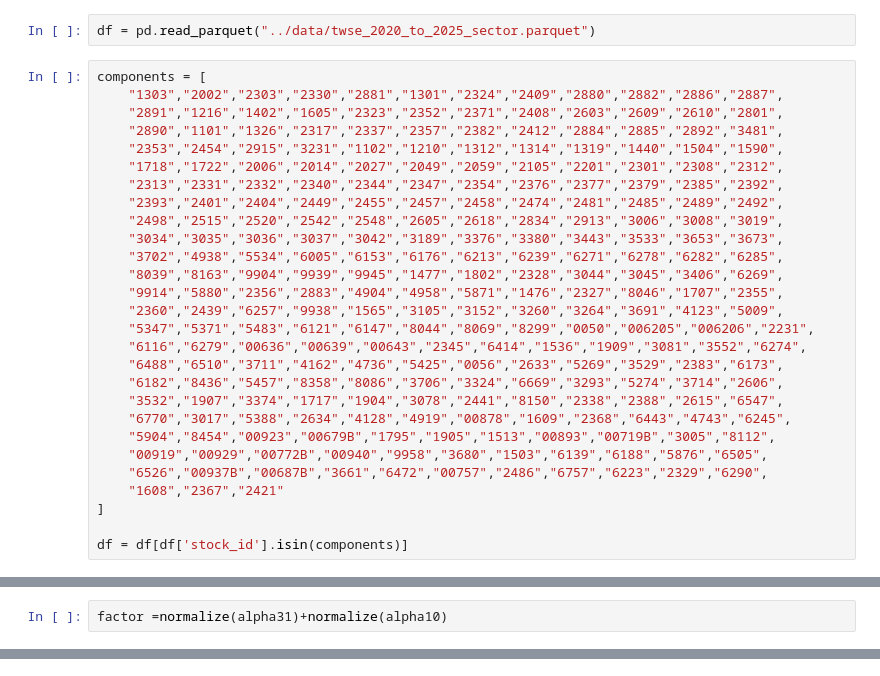
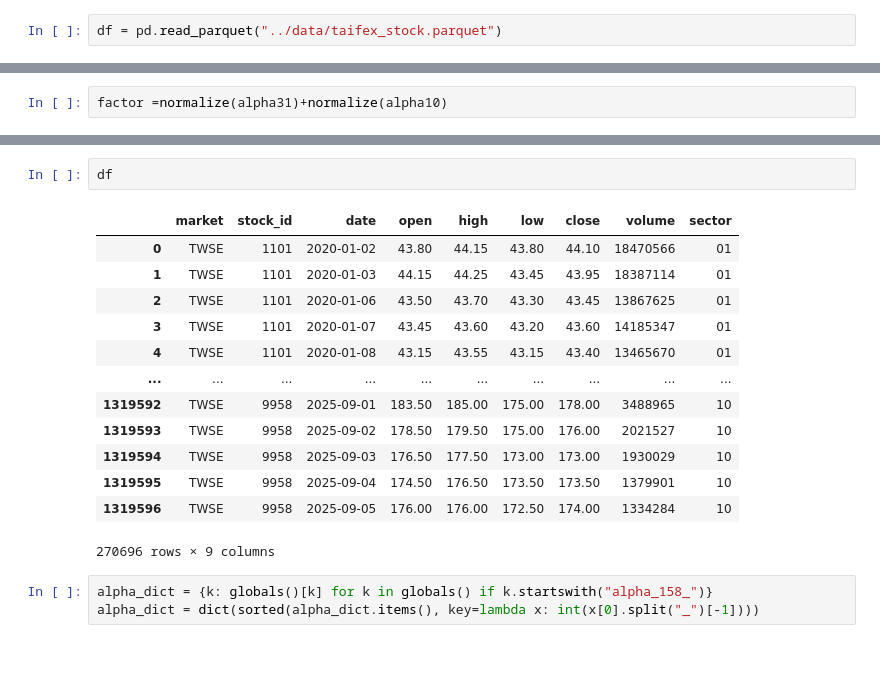
Before and after one commit to yuyu8815/long_short_portfolio2, a Jupyter notebook: notebooks/pnltest.ipynb, the cells around one changed output, grey strips where cells are left out. Drawn from its saved outputs; the diff is of its cells as text.

```diff
--- a/notebooks/pnltest.ipynb
+++ b/notebooks/pnltest.ipynb
@@ -4,32 +4,4 @@ sys.path.append(os.path.abspath("../"))
 import pandas as pd
 from core.factors import *
 # %%
-df = pd.read_parquet("../data/twse_2020_to_2025_sector.parquet")
+df = pd.read_parquet("../data/taifex_stock.parquet")
-# %%
-components = [
-    "1303","2002","2303","2330","2881","1301","2324","2409","2880","2882","2886","2887",
-    "2891","1216","1402","1605","2323","2352","2371","2408","2603","2609","2610","2801",
-    "2890","1101","1326","2317","2337","2357","2382","2412","2884","2885","2892","3481",
-    "2353","2454","2915","3231","1102","1210","1312","1314","1319","1440","1504","1590",
-    "1718","1722","2006","2014","2027","2049","2059","2105","2201","2301","2308","2312",
-    "2313","2331","2332","2340","2344","2347","2354","2376","2377","2379","2385","2392",
-    "2393","2401","2404","2449","2455","2457","2458","2474","2481","2485","2489","2492",
-    "2498","2515","2520","2542","2548","2605","2618","2834","2913","3006","3008","3019",
-    "3034","3035","3036","3037","3042","3189","3376","3380","3443","3533","3653","3673",
-    "3702","4938","5534","6005","6153","6176","6213","6239","6271","6278","6282","6285",
-    "8039","8163","9904","9939","9945","1477","1802","2328","3044","3045","3406","6269",
-    "9914","5880","2356","2883","4904","4958","5871","1476","2327","8046","1707","2355",
-    "2360","2439","6257","9938","1565","3105","3152","3260","3264","3691","4123","5009",
-    "5347","5371","5483","6121","6147","8044","8069","8299","0050","006205","006206","2231",
-    "6116","6279","00636","00639","00643","2345","6414","1536","1909","3081","3552","6274",
-    "6488","6510","3711","4162","4736","5425","0056","2633","5269","3529","2383","6173",
-    "6182","8436","5457","8358","8086","3706","3324","6669","3293","5274","3714","2606",
-    "3532","1907","3374","1717","1904","3078","2441","8150","2338","2388","2615","6547",
-    "6770","3017","5388","2634","4128","4919","00878","1609","2368","6443","4743","6245",
-    "5904","8454","00923","00679B","1795","1905","1513","00893","00719B","3005","8112",
-    "00919","00929","00772B","00940","9958","3680","1503","6139","6188","5876","6505",
-    "6526","00937B","00687B","3661","6472","00757","2486","6757","6223","2329","6290",
-    "1608","2367","2421"
-]
-
-df = df[df['stock_id'].isin(components)]
@@ -276,0 +336,19 @@ factor_liquid
+# %%
+df
+# %% [output]
+|  | market | stock_id | date | open | high | low | close | volume | sector |
+| 0 | TWSE | 1101 | 2020-01-02 | 43.80 | 44.15 | 43.80 | 44.10 | 18470566 | 01 |
+| 1 | TWSE | 1101 | 2020-01-03 | 44.15 | 44.25 | 43.45 | 43.95 | 18387114 | 01 |
+| 2 | TWSE | 1101 | 2020-01-06 | 43.50 | 43.70 | 43.30 | 43.45 | 13867625 | 01 |
+| 3 | TWSE | 1101 | 2020-01-07 | 43.45 | 43.60 | 43.20 | 43.60 | 14185347 | 01 |
+| 4 | TWSE | 1101 | 2020-01-08 | 43.15 | 43.55 | 43.15 | 43.40 | 13465670 | 01 |
+| ... | ... | ... | ... | ... | ... | ... | ... | ... | ... |
+| 1319592 | TWSE | 9958 | 2025-09-01 | 183.50 | 185.00 | 175.00 | 178.00 | 3488965 | 10 |
+| 1319593 | TWSE | 9958 | 2025-09-02 | 178.50 | 179.50 | 175.00 | 176.00 | 2021527 | 10 |
+| 1319594 | TWSE | 9958 | 2025-09-03 | 176.50 | 177.50 | 173.00 | 173.00 | 1930029 | 10 |
+| 1319595 | TWSE | 9958 | 2025-09-04 | 174.50 | 176.50 | 173.50 | 173.50 | 1379901 | 10 |
+| 1319596 | TWSE | 9958 | 2025-09-05 | 176.00 | 176.00 | 172.50 | 174.00 | 1334284 | 10 |
+270696 rows × 9 columns
+# %%
+alpha_dict = {k: globals()[k] for k in globals() if k.startswith("alpha_158_")}
+alpha_dict = dict(sorted(alpha_dict.items(), key=lambda x: int(x[0].split("_")[-1])))
```
Also changed, not shown: parts of 40 cells of this notebook, 1 other file.
